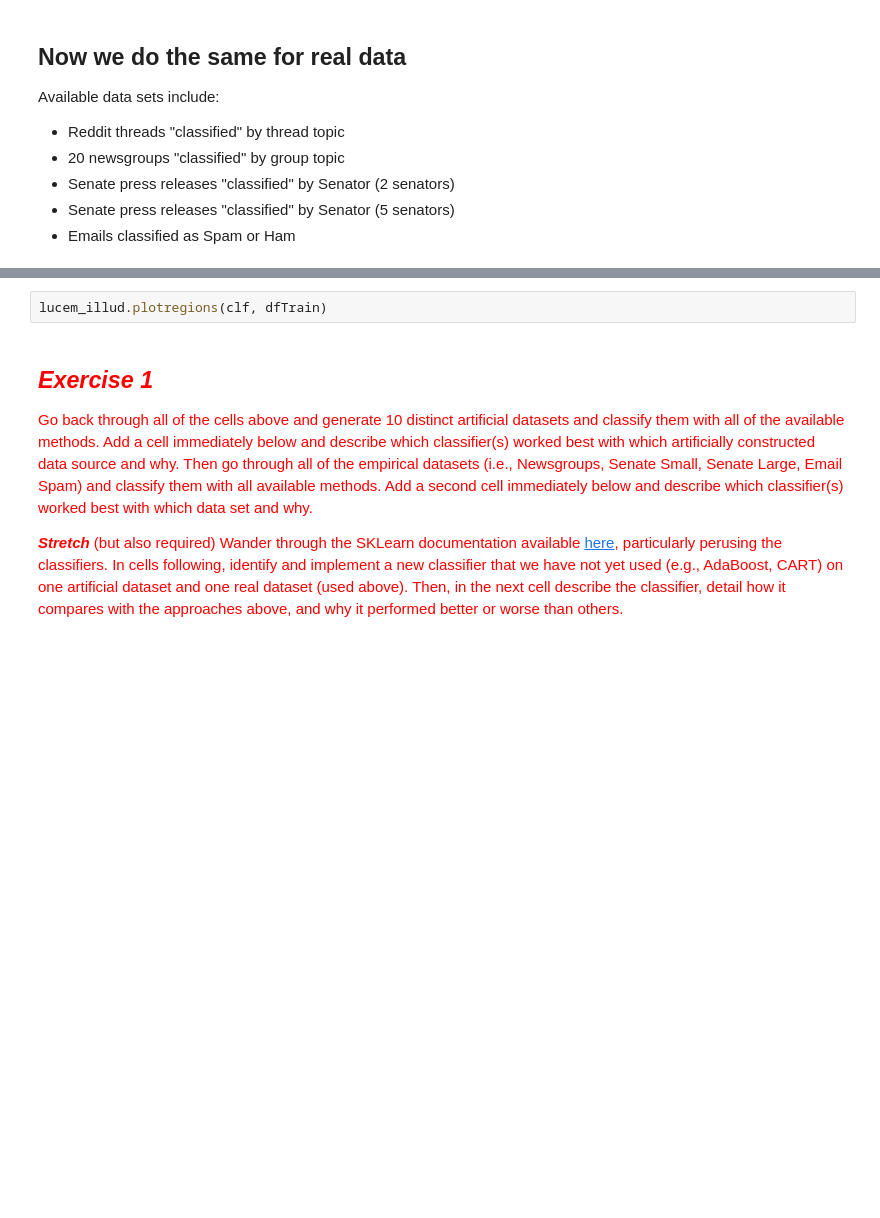
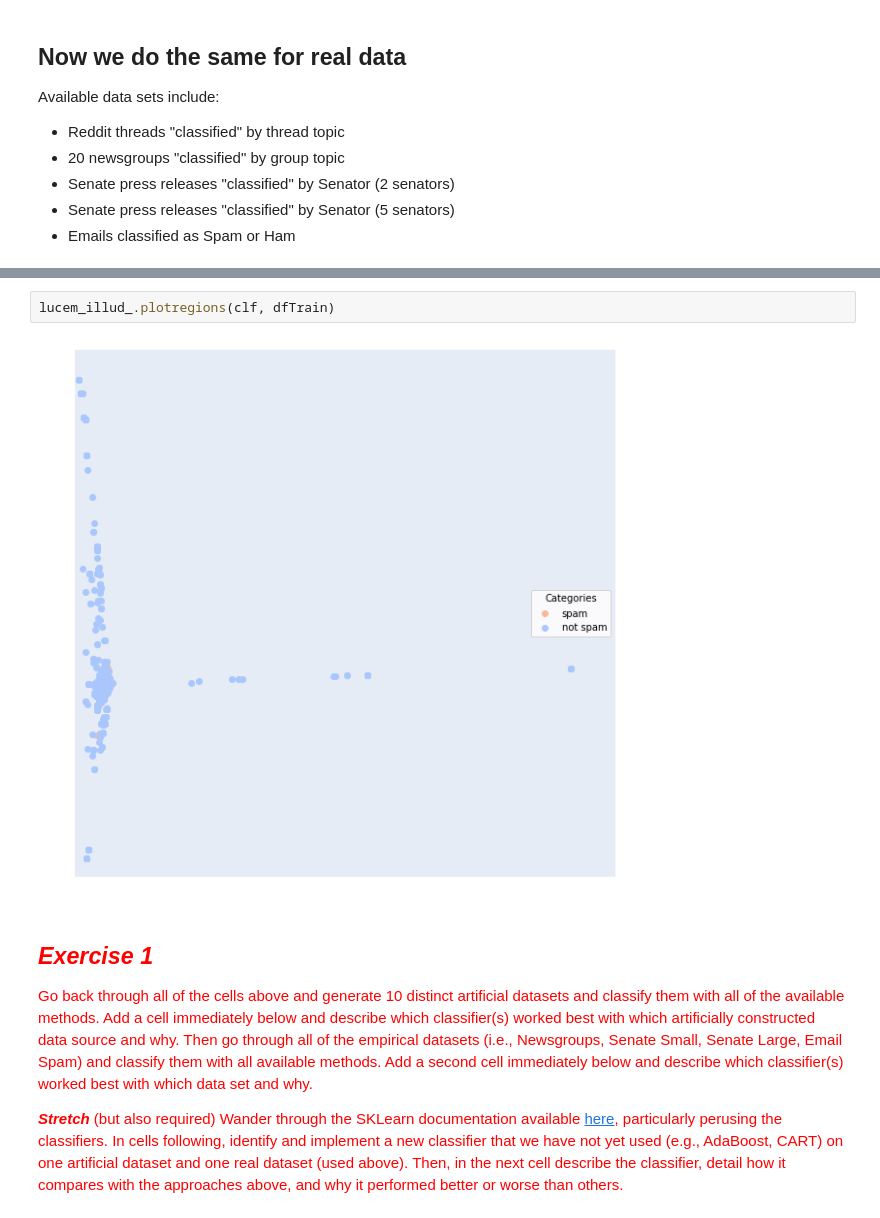
Before and after one commit to sunnyjooey/content-analysis-2018, a Jupyter notebook: 6-Classification/6-Classification.ipynb, the cells around one changed output, grey strips where cells are left out. Cells and saved outputs as stored; diff of their text form; blank space fills up the shorter version.

```diff
--- a/6-Classification/6-Classification.ipynb
+++ b/6-Classification/6-Classification.ipynb
@@ -326,5 +322,7 @@ lucem_illud.plotMultiROC(clf, dfTest)
 # %%
-lucem_illud.plotregions(clf, dfTrain)
+lucem_illud_.plotregions(clf, dfTrain)
+# %% [output]
+[figure, added]
 # %% [markdown]
 ## <span style="color:red">*Exercise 1*</span>
 
```
Also changed, not shown: parts of 18 cells of this notebook.
